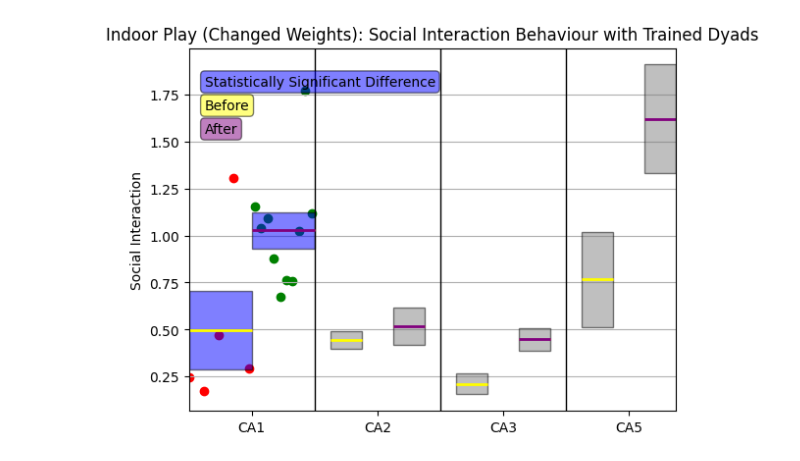
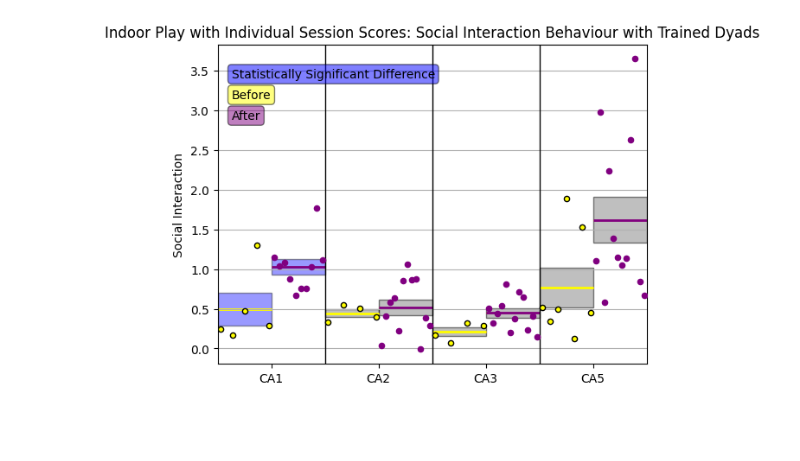
Before and after one commit to jyin1003/analysis-into-children-with-autism, a Jupyter notebook: individual_sessions.ipynb, the cells around one changed output. Saved outputs shown, nothing was run; the diff lists cells and outputs as text; code cells hidden in the pictures; blank space fills up the shorter version.

Commit message:
Added invidual session data point for combined social and cognitive.

```diff
--- a/individual_sessions.ipynb
+++ b/individual_sessions.ipynb
@@ -210,57 +210,67 @@ for i in range(len(before_avg)):
 
 
 plt.boxplot(box_y_before[1::], positions=x_before[1::], whis=0, showfliers=False,
-            widths=1, patch_artist=True, showmeans=True, meanline=True,
+            widths=2, patch_artist=True, showmeans=True, meanline=True,
             meanprops=dict(color='yellow', linewidth=2, linestyle='-'),
             boxprops=dict(facecolor='grey', alpha=0.5), #translucent boxes
-            capprops={"linewidth": 0}) #remove cap lines
+            capprops={"linewidth": 0}, #remove cap lines
+            zorder=0) # set behind scatter plot
 plt.boxplot(box_y_after[1::], positions=x_after[1::], whis=0, showfliers=False,
-            widths=1, patch_artist=True, showmeans=True, meanline=True,
+            widths=2, patch_artist=True, showmeans=True, meanline=True,
             meanprops=dict(color='purple', linewidth=2, linestyle='-'),
             boxprops=dict(facecolor='grey', alpha=0.5), #translucent boxes
-            capprops={"linewidth": 0}) #remove cap lines
+            capprops={"linewidth": 0}, #remove cap lines
+            zorder=0) # set behind scatter plot
 
 # Change color for "CA1" data point
 plt.boxplot(box_y_before[0], positions=[x_before[0]], whis=0, showfliers=False,
             widths=2, patch_artist=True, showmeans=True, meanline=True,
             meanprops=dict(color='yellow', linewidth=2, linestyle='-'),
-            boxprops=dict(facecolor='blue', alpha=0.5), #translucent boxes
-            capprops={"linewidth": 0}) #remove cap lines
+            boxprops=dict(facecolor='blue', alpha=0.4), #translucent boxes
+            capprops={"linewidth": 0}, #remove cap lines
+            zorder=0) # set behind scatter plot
 plt.boxplot(box_y_after[0], positions=[x_after[0]], whis=0, showfliers=False,
             widths=2, patch_artist=True, showmeans=True, meanline=True,
             meanprops=dict(color='purple', linewidth=2, linestyle='-'),
-            boxprops=dict(facecolor='blue', alpha=0.5), #translucent boxes
-            capprops={"linewidth": 0}) #remove cap lines
+            boxprops=dict(facecolor='blue', alpha=0.4), #translucent boxes
+            capprops={"linewidth": 0}, #remove cap lines
+            zorder=0) # set behind scatter plot
 
-y_values = get_ca_scenario_session_scores(filter_ca_scenario(
-            get_trained_pair_files(), "so", "base", "albert", "indoor"), "so")
-x_values = np.linspace(0, x_midpoints[0] - 0.1, len(y_values))
-plt.scatter(x_values, y_values, color='red')
-y_values2 = get_ca_scenario_session_scores(filter_ca_scenario(
-            get_trained_pair_files(), "so", "inter", "albert", "indoor"), "so")
-x_values2 = np.linspace(x_midpoints[0] + 0.1, 4 - 0.1, len(y_values2))
-plt.scatter(x_values2, y_values2, color='green')
+# before session data points
+for i, ca in enumerate(ca_peer_list):
+    y_values = get_ca_scenario_session_scores(filter_ca_scenario(
+            get_trained_pair_files(), "so", "base", ca, "indoor"), "so")
+    x_values = np.linspace(x_midpoints[i] - 2 + 0.1, x_midpoints[i] - 0.1, len(y_values))
+    plt.scatter(x_values, y_values, color='yellow', edgecolors='black', s=20,
+                zorder=10)
+
+#after session data points
+for i, ca in enumerate(ca_peer_list):
+    y_values = get_ca_scenario_session_scores(filter_ca_scenario(
+            get_trained_pair_files(), "so", "inter", ca, "indoor"), "so")
+    x_values = np.linspace(x_midpoints[i] + 0.1, x_after[i] + 0.9, len(y_values))
+    plt.scatter(x_values, y_values, color='purple', s=20, zorder=10)
 
 # Adding vertical lines to separate groups
 for i in range(len(x_before) - 1):
     plt.axvline((x_before[i+1] + x_after[i]) /2, color='black', linestyle='-', linewidth=1)
 
 # Adding labels and title
 plt.ylabel('Social Interaction')
-plt.title('Indoor Play (Changed Weights): Social Interaction Behaviour with Trained Dyads')
+plt.title('Indoor Play with Individual Session Scores: Social Interaction Behaviour with Trained Dyads')
 
 # Customizing x-axis ticks and labels
 plt.xticks(x_midpoints, ['CA1', 'CA2', 'CA3', 'CA5'])
 
 
 # Adding legend
 plt.text(0.15, 0.8, "Statistically Significant Difference", bbox=dict(facecolor='blue', alpha=0.5, edgecolor='black', boxstyle='round,pad=0.3'), transform=plt.gcf().transFigure)
 plt.text(0.15, 0.75, "Before", bbox=dict(facecolor='yellow', alpha=0.5, edgecolor='black', boxstyle='round,pad=0.3'), transform=plt.gcf().transFigure)
 plt.text(0.15, 0.7, "After", bbox=dict(facecolor='purple', alpha=0.5, edgecolor='black', boxstyle='round,pad=0.3'), transform=plt.gcf().transFigure)
 
 # Display the plot
 plt.grid(axis='y')
-plt.xlim(left=0)
+plt.xlim(left=0, right = 16)
 plt.show()
 # %% [output]
-[figure, old version]
+[figure, new version]
```
Also changed, not shown: parts of 2 cells of this notebook, 3 other files.
